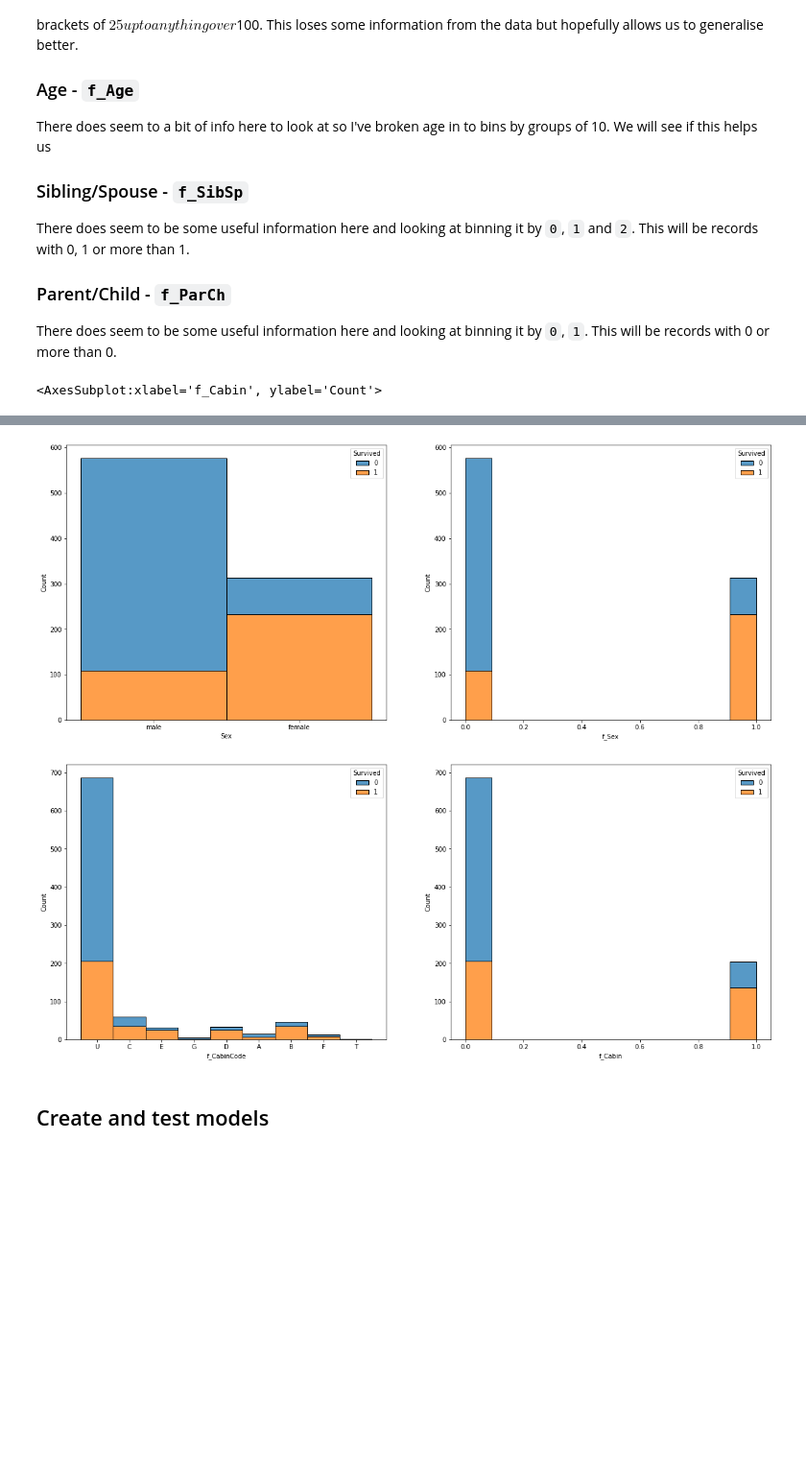
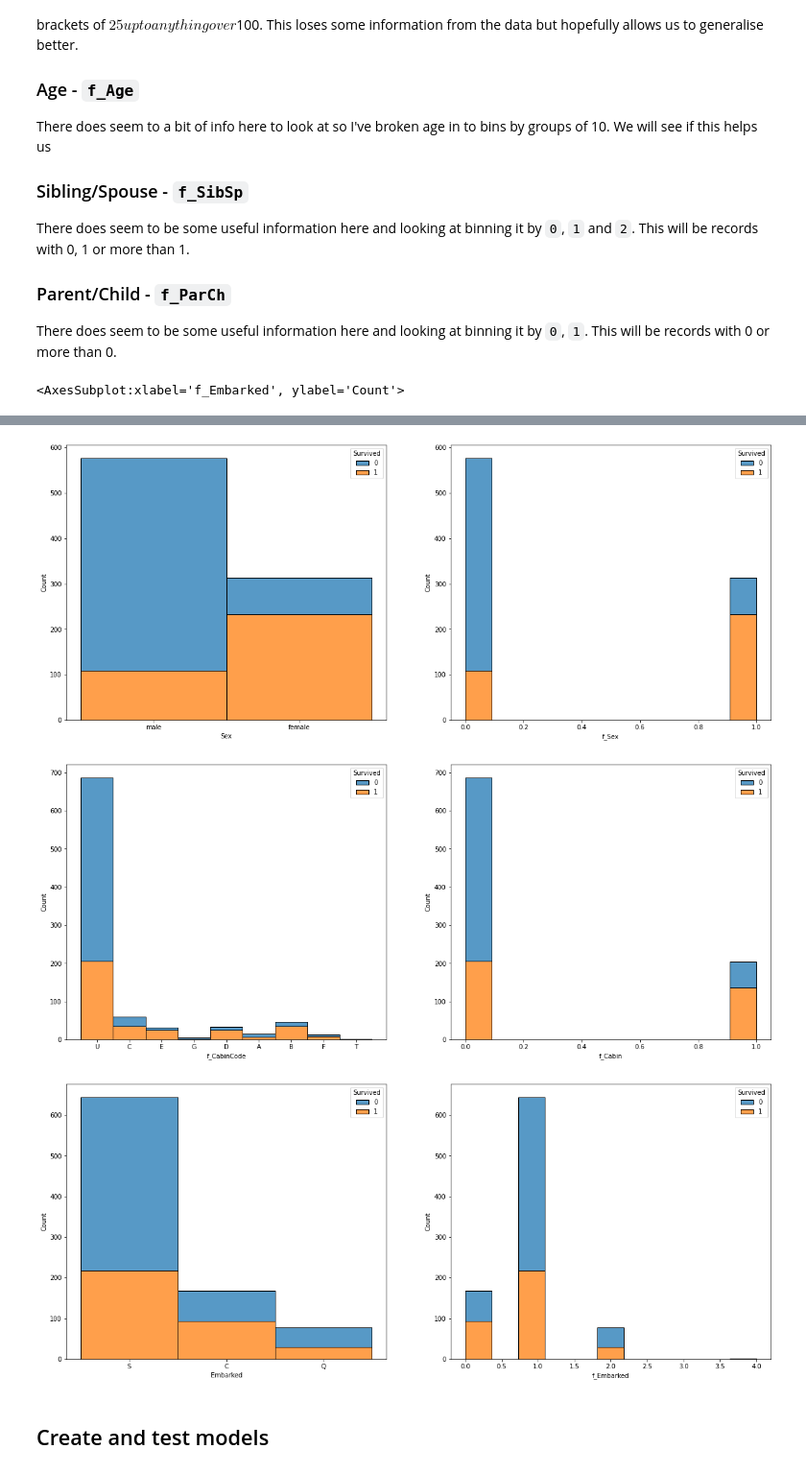
Before and after one commit to rink72/kaggle-titanic, a Jupyter notebook: src/submission-02-investigation.ipynb, the cells around one changed output, grey strips where cells are left out. Shown: that part at 96% size. Drawn from its saved outputs; the diff is of its cells as text; code cells hidden in the pictures; blank space fills up the shorter version.

```diff
--- a/src/submission-02-investigation.ipynb
+++ b/src/submission-02-investigation.ipynb
@@ -147,15 +327,10 @@ There does seem to be some useful information here and looking at binning it by
 
 # Get values to use for missing dataa
 meanAge = trainData["Age"].mean()
+meanFare = trainData["Fare"].mean()
 
 # Create features
-ppData = create_fare_bins(rawData)
-ppData = create_age_bins(ppData, meanAge)
-ppData = create_sibsp_bins(ppData)
-ppData = create_parch_bins(ppData)
-ppData = create_sex_bins(ppData)
-ppData = create_cabin_code(ppData)
-ppData = create_cabin_bins(ppData)
+ppData = create_features(rawData, meanFare, meanAge)
 
 fig, ax = plt.subplots(1, 2, figsize=(20,8))
 sns.histplot(data = ppData, x = "Fare", ax=ax[0], hue = "Survived", multiple="stack")
@@ -165,34 +340,40 @@ sns.histplot(data = ppData, x = "f_Fare", ax=ax[1], hue = "Survived", multiple="
 fig, ax = plt.subplots(1, 2, figsize=(20,8))
 sns.histplot(data = ppData, x = "Age", ax=ax[0], hue = "Survived", multiple="stack")
 sns.histplot(data = ppData, x = "f_Age", ax=ax[1], hue = "Survived", multiple="stack")
 
 # SibSp processing
 fig, ax = plt.subplots(1, 2, figsize=(20,8))
 sns.histplot(data = ppData, x = "SibSp", ax=ax[0], hue = "Survived", multiple="stack")
 sns.histplot(data = ppData, x = "f_SibSp", ax=ax[1], hue = "Survived", multiple="stack")
 
 # Parch processing
 fig, ax = plt.subplots(1, 2, figsize=(20,8))
 sns.histplot(data = ppData, x = "Parch", ax=ax[0], hue = "Survived", multiple="stack")
 sns.histplot(data = ppData, x = "f_ParCh", ax=ax[1], hue = "Survived", multiple="stack")
 
 # Parch processing
 fig, ax = plt.subplots(1, 2, figsize=(20,8))
 sns.histplot(data = ppData, x = "Sex", ax=ax[0], hue = "Survived", multiple="stack")
 sns.histplot(data = ppData, x = "f_Sex", ax=ax[1], hue = "Survived", multiple="stack")
 
 # Cabin processing
 fig, ax = plt.subplots(1, 2, figsize=(20,8))
 sns.histplot(data = ppData, x = "f_CabinCode", ax=ax[0], hue = "Survived", multiple="stack")
 sns.histplot(data = ppData, x = "f_Cabin", ax=ax[1], hue = "Survived", multiple="stack")
+
+# Embaarked processing
+fig, ax = plt.subplots(1, 2, figsize=(20,8))
+sns.histplot(data = ppData, x = "Embarked", ax=ax[0], hue = "Survived", multiple="stack")
+sns.histplot(data = ppData, x = "f_Embarked", ax=ax[1], hue = "Survived", multiple="stack")
 # %% [output]
-<AxesSubplot:xlabel='f_Cabin', ylabel='Count'>
+<AxesSubplot:xlabel='f_Embarked', ylabel='Count'>
 [figure]
 [figure]
 [figure]
 [figure]
 [figure]
 [figure]
+[figure, added]
 # %% [markdown]
 ## Create and test models
 # %%
```
Also changed, not shown: parts of 5 cells of this notebook, 2 other files.
